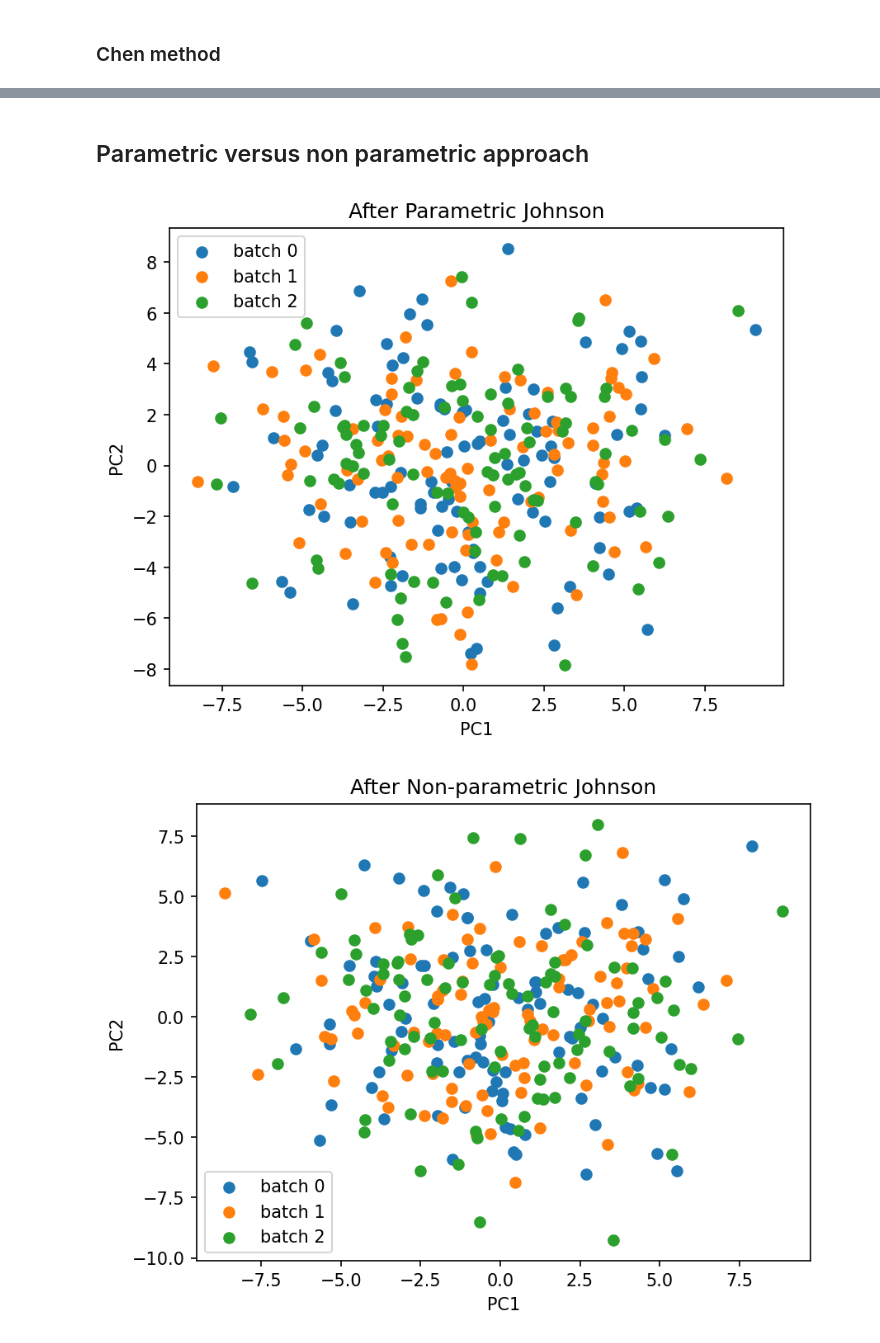
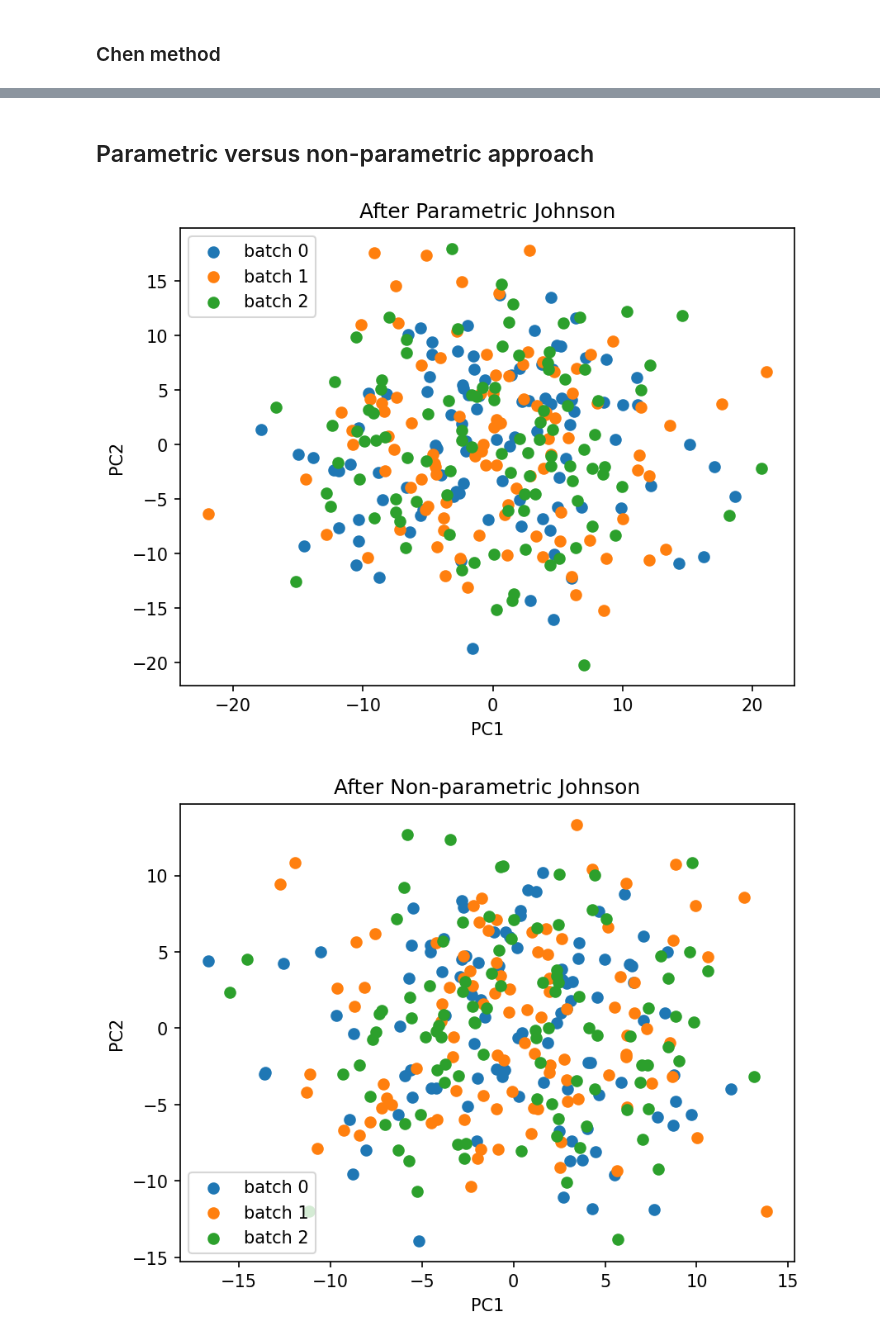
Before and after one commit to EttoreRocchi/combatlearn, a Jupyter notebook: docs/source/demo/combatlearn_demo.ipynb, the cells around one changed output, grey strips where cells are left out. Drawn from its saved outputs; the diff is of its cells as text; code cells hidden in the pictures.

```diff
--- a/docs/source/demo/combatlearn_demo.ipynb
+++ b/docs/source/demo/combatlearn_demo.ipynb
@@ -42,14 +42,20 @@ def plot_pca(X, labels, title):
 # %%
-# Reproducibility
 rng = np.random.default_rng(42)
 
 n_samples, n_features, n_batches = 300, 50, 3
 true_signal = rng.standard_normal((n_samples, n_features))
 
-# Inject batch‑specific mean shifts
+# Feature-specific batch effects: first 15 features have strong effects,
+# next 15 moderate, remaining 20 have weak/no effects
+feature_strength = np.concatenate([
+    np.ones(15) * 3.0,
+    np.ones(15) * 1.0,
+    np.ones(20) * 0.1,
+])
+
 batch_effects = rng.normal(
-    loc=np.array([0, 3, -2])[:, None],  # shape (3,1) for broadcasting
-    scale=0.5,
+    loc=np.array([0, 3, -2])[:, None] * feature_strength[None, :],
+    scale=0.3,
     size=(n_batches, n_features),
 )
 
@@ -62,5 +68,10 @@ for b in range(n_batches):
 X = pd.DataFrame(X, columns=[f"gene_{i + 1}" for i in range(n_features)])
 batch_labels = pd.Series(batches.astype(str), name="batch")
 
+sex = pd.Series(rng.choice(["M", "F"], size=n_samples), name="sex")
+age = pd.Series(rng.uniform(20, 60, size=n_samples), name="age")
+
+y = (true_signal[:, 0] > 0).astype(int)
+
 plot_pca(X.values, batch_labels.values, title="Before correction")
 # %% [output]
@@ -126,15 +132,14 @@ plot_pca(X_chen.values, batch_labels.values, title="After Chen")
 # %% [markdown]
-## Parametric versus non parametric approach
+## Parametric versus non-parametric approach
 # %%
 combat_parametric = ComBat(batch=batch_labels, method="johnson", parametric=True)
 X_parametric = combat_parametric.fit_transform(X)
 plot_pca(X_parametric.values, batch_labels.values, title="After Parametric Johnson")
+
 combat_non_parametric = ComBat(batch=batch_labels, method="johnson", parametric=False)
 X_non_parametric = combat_non_parametric.fit_transform(X)
-plot_pca(
-    X_non_parametric.values, batch_labels.values, title="After Non-parametric Johnson"
-)
+plot_pca(X_non_parametric.values, batch_labels.values, title="After Non-parametric Johnson")
 # %% [output]
-[figure, old version]
+[figure, new version]
-[figure, old version]
+[figure, new version]
 # %% [markdown]
```
Also changed, not shown: parts of 76 cells of this notebook, 6 other files.
